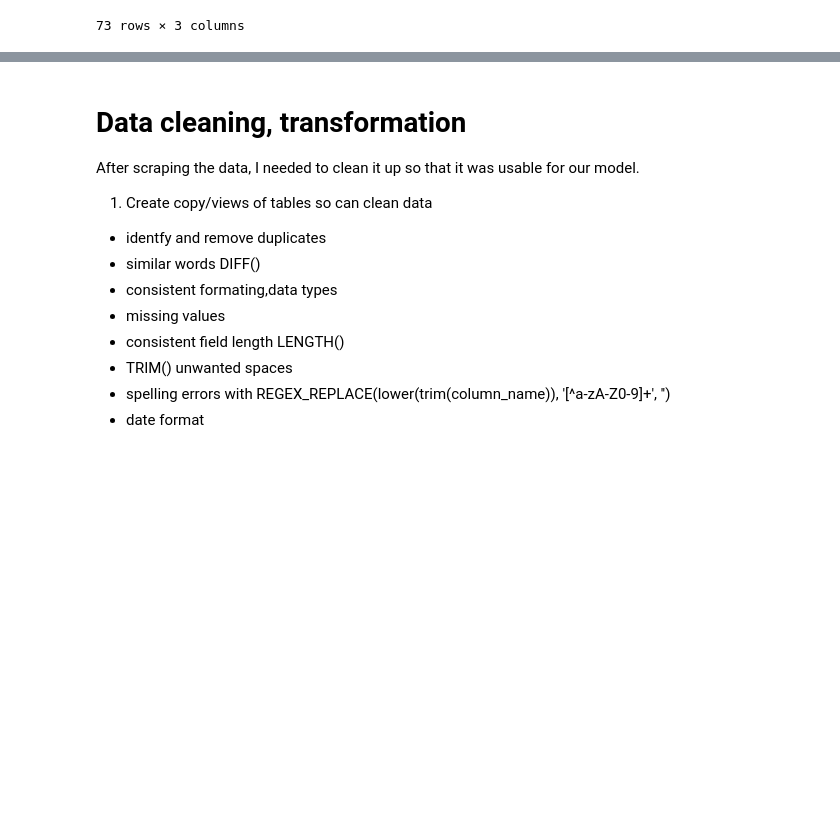
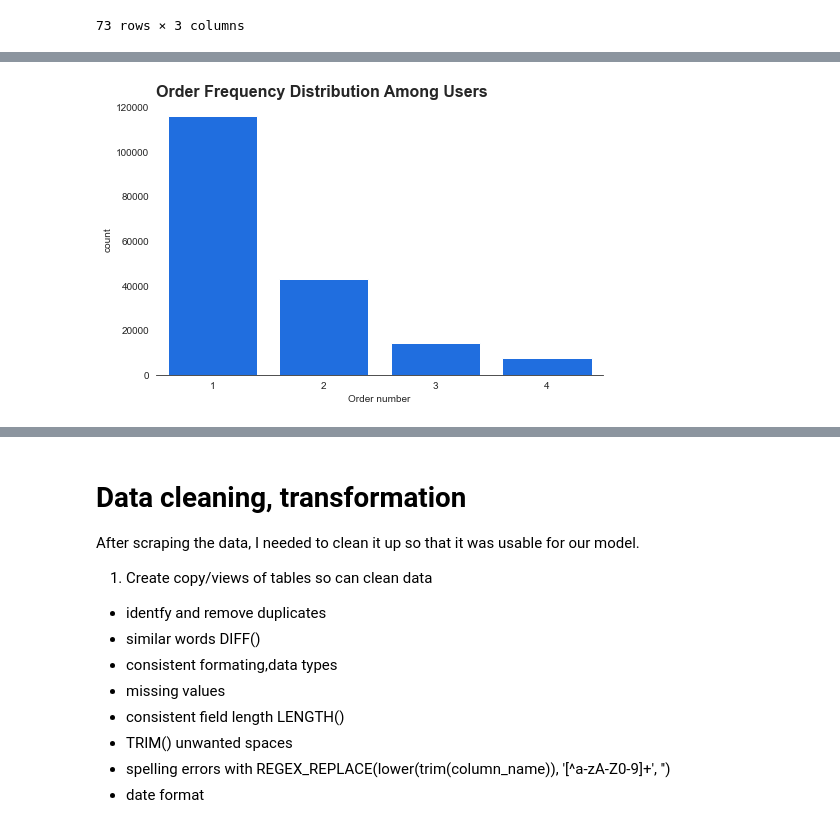
Before and after one commit to buttersaltpepper/Data-Analysis, a Jupyter notebook: project1.ipynb, the cells around one changed output, grey strips where cells are left out. Cells and saved outputs as stored; diff of their text form; code cells hidden in the pictures; blank space fills up the shorter version.

```diff
--- a/project1.ipynb
+++ b/project1.ipynb
@@ -367,0 +299,6 @@ After gaining an understanding of the data contained in each table, I have ident
+# %%
+sns.countplot(x='order_number', data=rfm, color='#0068ff')
+plt.title('Order Frequency Distribution Among Users', loc='left')
+plt.xlabel('Order number');
+# %% [output]
+[figure, added]
```
Also changed, not shown: parts of 59 cells of this notebook.
